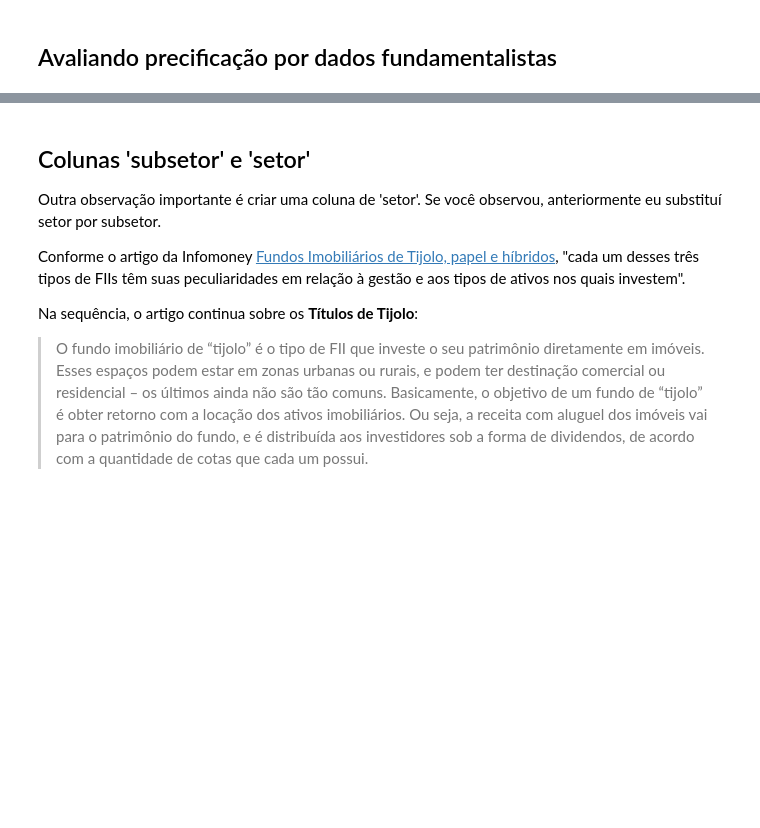
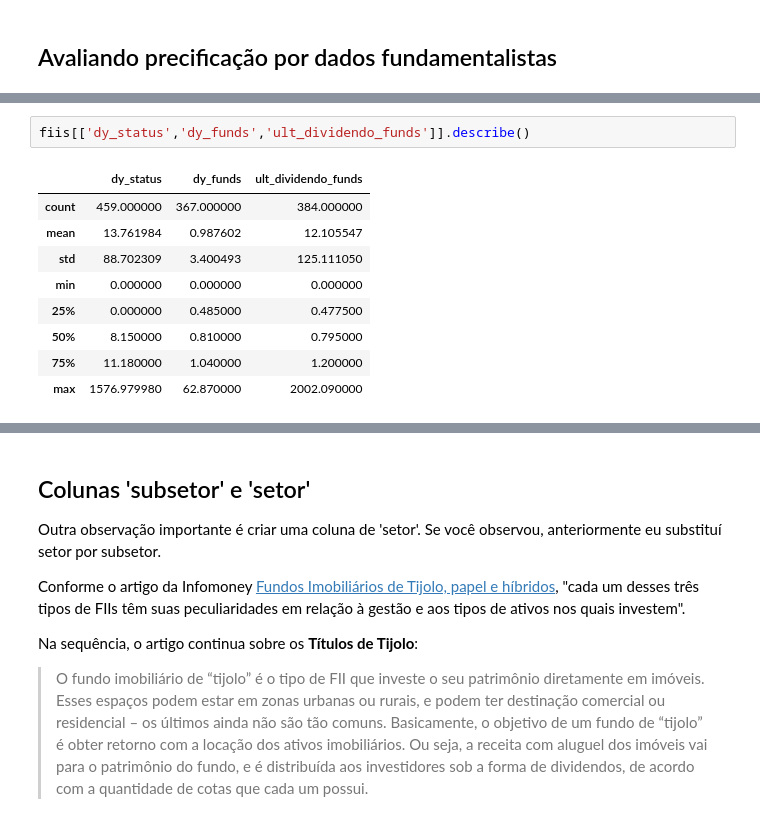
Before and after one commit to Mateus-cpa/analisando_fiis, a Jupyter notebook: analisando-fiis.ipynb, the cells around one changed output, grey strips where cells are left out. Cells and saved outputs as stored; diff of their text form; blank space fills up the shorter version.

```diff
--- a/analisando-fiis.ipynb
+++ b/analisando-fiis.ipynb
@@ -571,0 +583,12 @@ fiis
+# %%
+fiis[['dy_status','dy_funds','ult_dividendo_funds']].describe()
+# %% [output]
+|  | dy_status | dy_funds | ult_dividendo_funds |
+| count | 459.000000 | 367.000000 | 384.000000 |
+| mean | 13.761984 | 0.987602 | 12.105547 |
+| std | 88.702309 | 3.400493 | 125.111050 |
+| min | 0.000000 | 0.000000 | 0.000000 |
+| 25% | 0.000000 | 0.485000 | 0.477500 |
+| 50% | 8.150000 | 0.810000 | 0.795000 |
+| 75% | 11.180000 | 1.040000 | 1.200000 |
+| max | 1576.979980 | 62.870000 | 2002.090000 |
```
Also changed, not shown: parts of 7 cells of this notebook.
